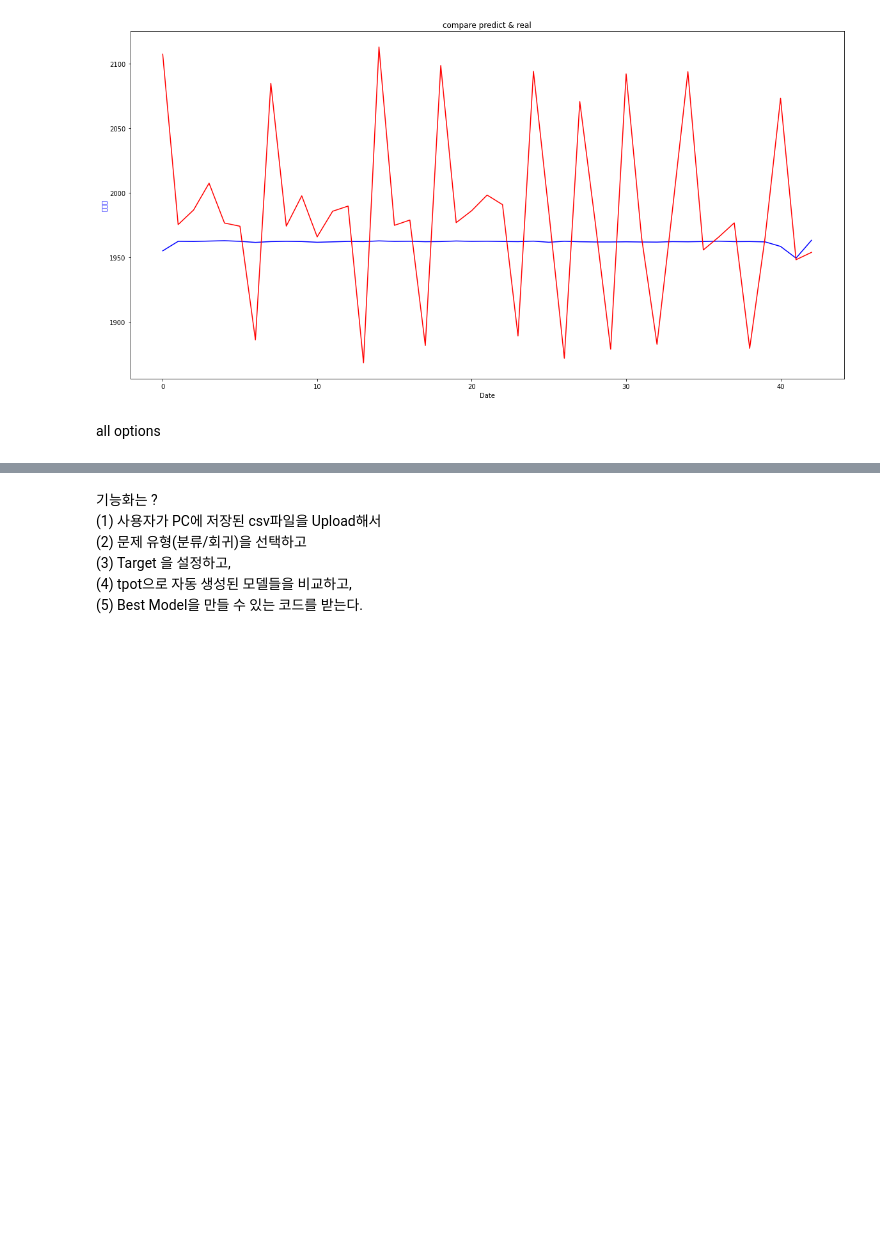
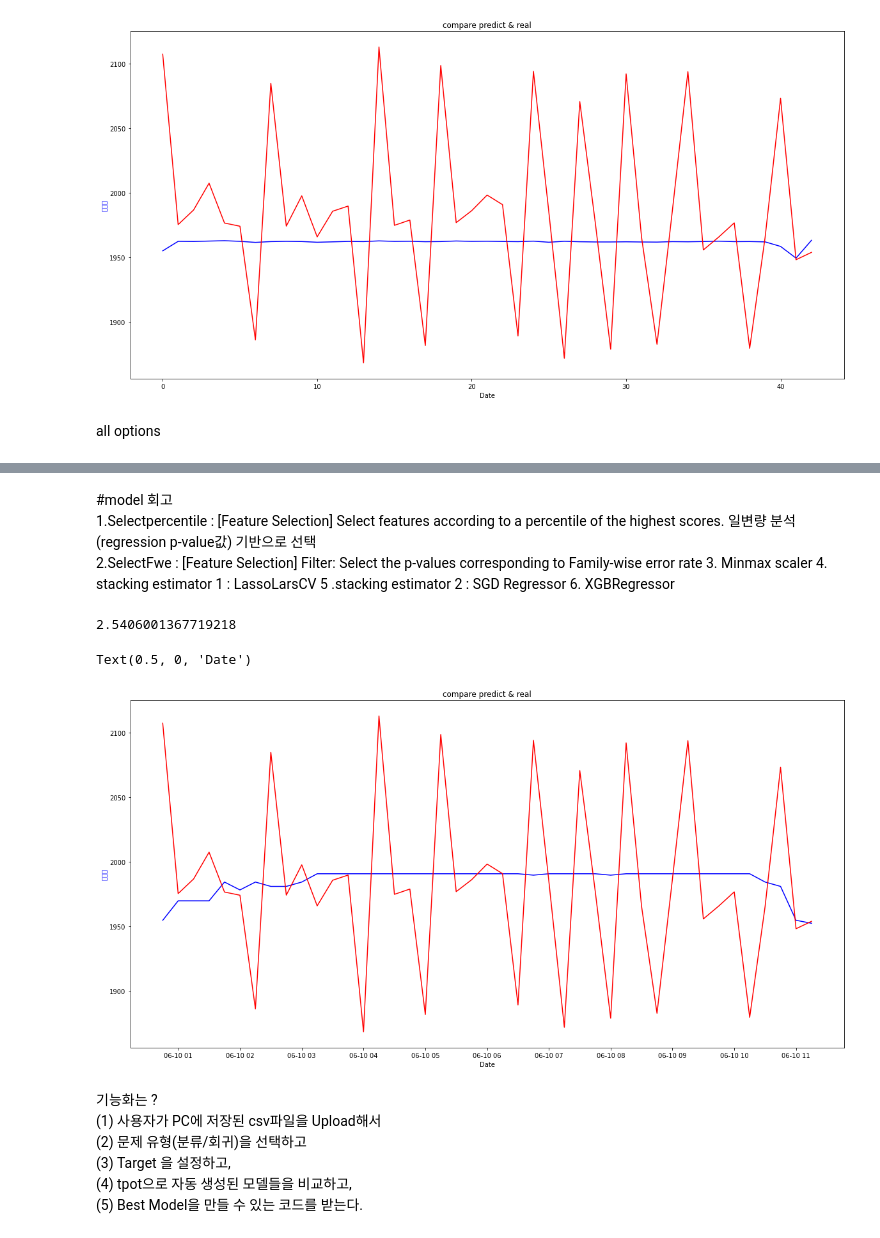
Before and after one commit to yeonkyoung/Algorithms, a Jupyter notebook: baselined/3. Auto ML/TPOT_regressor.ipynb, the cells around one changed output, grey strips where cells are left out. Saved outputs shown, nothing was run; the diff lists cells and outputs as text; code cells hidden in the pictures; blank space fills up the shorter version.

```diff
--- a/baselined/3. Auto ML/TPOT_regressor.ipynb
+++ b/baselined/3. Auto ML/TPOT_regressor.ipynb
@@ -694,3 +770,41 @@ extra) 전처리 없이 & (모듈화 후) 다른 Y값 예측
+# %% [markdown]
+#model 회고
+1.Selectpercentile : [Feature Selection] Select features according to a percentile of the highest scores. 일변량 분석(regression p-value값) 기반으로 선택
+2.SelectFwe : [Feature Selection]   Filter: Select the p-values corresponding to Family-wise error rate
+3. Minmax scaler
+4. stacking estimator 1 : LassoLarsCV
+5 .stacking estimator 2 : SGD Regressor
+6. XGBRegressor
+# %%
+# model save to disk
+import pickle
+filename = 'C:/Users/USER/Desktop/Side/AutoML/TPOT_regressor_model_hansol_choji_220711_all.sav'
+pickle.dump(model, open(filename, 'wb'))
+# %%
+# load the model from disk
+loaded_model = pickle.load(open(filename, 'rb'))
+results_f = loaded_model.predict(testing_features)
+def SMAPE(y_true, y_pred):
+    return np.mean( (np.abs(y_true-y_pred)) / ((np.abs(y_true) + np.abs(y_pred))/2) ) * 100
+SMAPE(testing_targets,results_f)
+# %% [output]
+2.5406001367719218
+# %%
+
+#result 시각화
+dd=test_df[['datetime','초지_전력사용량']]
+dd=dd.reset_index()
+dd['predict']=pd.DataFrame(results_f)
+import matplotlib.pyplot as plt
+plt.figure(figsize=(20,10))
+plt.plot(dd['datetime'],dd['predict'], 'b')
+plt.plot(dd['datetime'],dd['초지_전력사용량'], 'r')
+plt.ylabel('사용량', color='blue')
+plt.title('compare predict & real')
+plt.xlabel('Date')
+# %% [output]
+Text(0.5, 0, 'Date')
+[figure, added]
 # %% [markdown]
 기능화는 ?
 (1) 사용자가 PC에 저장된 csv파일을 Upload해서
```
Also changed, not shown: parts of 9 cells of this notebook, 4 other files.
